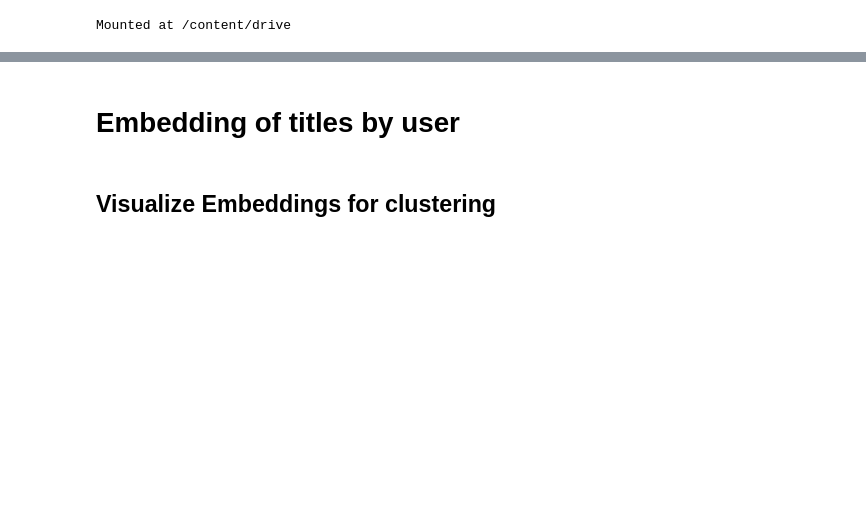
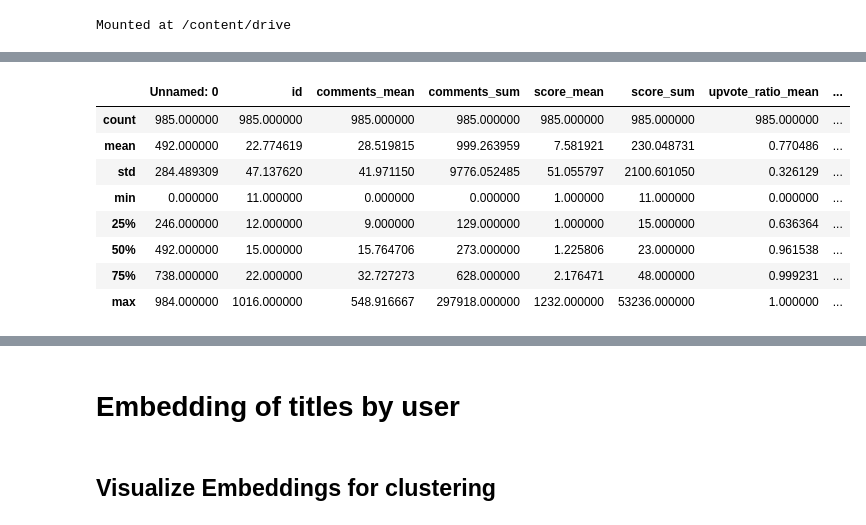
Before and after one commit to pratik98/WSB-Data-Science-Internship, a Jupyter notebook: stocks/User-based analysis-Stocks_part-3.ipynb, the cells around one changed output, grey strips where cells are left out. Cells and saved outputs as stored; diff of their text form; code cells hidden in the pictures; blank space fills up the shorter version.

```diff
--- a/stocks/User-based analysis-Stocks_part-3.ipynb
+++ b/stocks/User-based analysis-Stocks_part-3.ipynb
@@ -39,0 +39,12 @@ df.tail(1)
+# %%
+df.describe()
+# %% [output]
+|  | Unnamed: 0 | id | comments_mean | comments_sum | score_mean | score_sum | upvote_ratio_mean | ... |
+| count | 985.000000 | 985.000000 | 985.000000 | 985.000000 | 985.000000 | 985.000000 | 985.000000 | ... |
+| mean | 492.000000 | 22.774619 | 28.519815 | 999.263959 | 7.581921 | 230.048731 | 0.770486 | ... |
+| std | 284.489309 | 47.137620 | 41.971150 | 9776.052485 | 51.055797 | 2100.601050 | 0.326129 | ... |
+| min | 0.000000 | 11.000000 | 0.000000 | 0.000000 | 1.000000 | 11.000000 | 0.000000 | ... |
+| 25% | 246.000000 | 12.000000 | 9.000000 | 129.000000 | 1.000000 | 15.000000 | 0.636364 | ... |
+| 50% | 492.000000 | 15.000000 | 15.764706 | 273.000000 | 1.225806 | 23.000000 | 0.961538 | ... |
+| 75% | 738.000000 | 22.000000 | 32.727273 | 628.000000 | 2.176471 | 48.000000 | 0.999231 | ... |
+| max | 984.000000 | 1016.000000 | 548.916667 | 297918.000000 | 1232.000000 | 53236.000000 | 1.000000 | ... |
```
Also changed, not shown: parts of 13 cells of this notebook, 14 other files.
